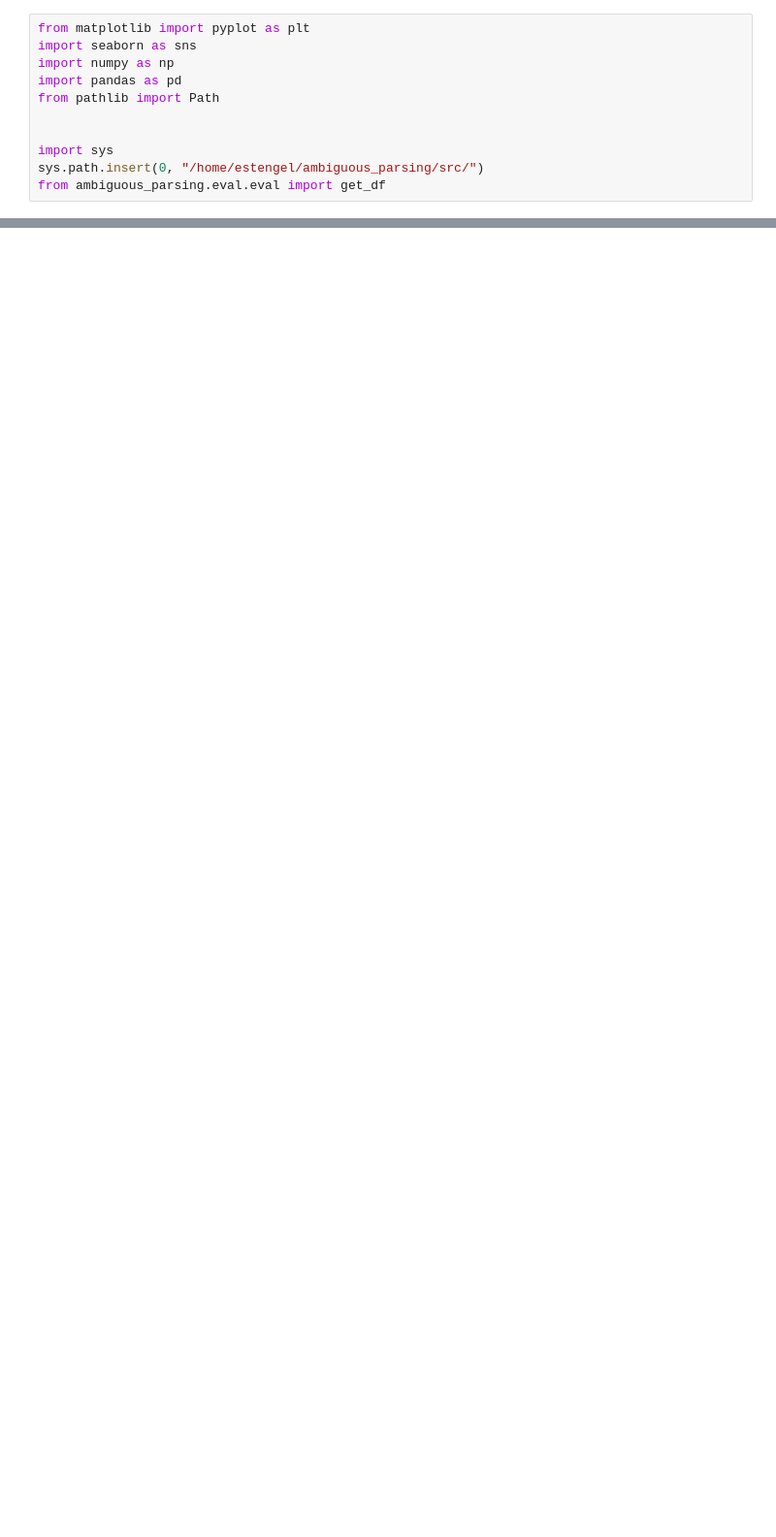
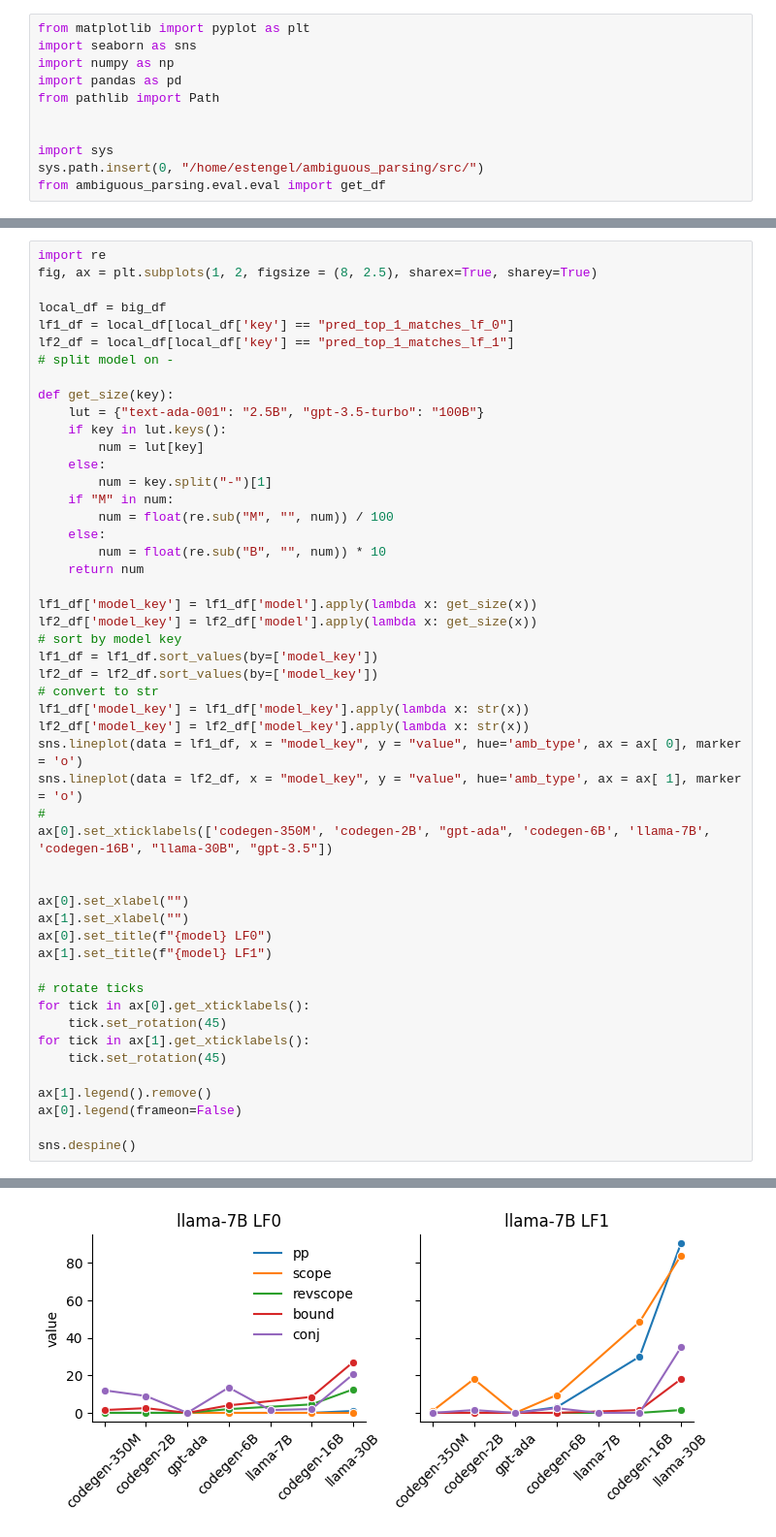
Before and after one commit to esteng/ambiguous_parsing, a Jupyter notebook: src/ambiguous_parsing/analysis/zero_shot.ipynb, the cells around one changed output, grey strips where cells are left out. Shown: that part at 97% size. Drawn from its saved outputs; the diff is of its cells as text; blank space fills up the shorter version.

```diff
--- a/src/ambiguous_parsing/analysis/zero_shot.ipynb
+++ b/src/ambiguous_parsing/analysis/zero_shot.ipynb
@@ -103,0 +112,51 @@ sns.despine()
+# %%
+import re
+fig, ax = plt.subplots(1, 2, figsize = (8, 2.5), sharex=True, sharey=True)
+
+local_df = big_df
+lf1_df = local_df[local_df['key'] == "pred_top_1_matches_lf_0"]
+lf2_df = local_df[local_df['key'] == "pred_top_1_matches_lf_1"]
+# split model on -
+
+def get_size(key):
+    lut = {"text-ada-001": "2.5B", "gpt-3.5-turbo": "100B"}
+    if key in lut.keys():
+        num = lut[key]
+    else:
+        num = key.split("-")[1]
+    if "M" in num:
+        num = float(re.sub("M", "", num)) / 100
+    else:
+        num = float(re.sub("B", "", num)) * 10
+    return num
+
+lf1_df['model_key'] = lf1_df['model'].apply(lambda x: get_size(x))
+lf2_df['model_key'] = lf2_df['model'].apply(lambda x: get_size(x))
+# sort by model key
+lf1_df = lf1_df.sort_values(by=['model_key'])
+lf2_df = lf2_df.sort_values(by=['model_key'])
+# convert to str
+lf1_df['model_key'] = lf1_df['model_key'].apply(lambda x: str(x))
+lf2_df['model_key'] = lf2_df['model_key'].apply(lambda x: str(x))
+sns.lineplot(data = lf1_df, x = "model_key", y = "value", hue='amb_type', ax = ax[ 0], marker = 'o')
+sns.lineplot(data = lf2_df, x = "model_key", y = "value", hue='amb_type', ax = ax[ 1], marker = 'o')
+#
+ax[0].set_xticklabels(['codegen-350M', 'codegen-2B', "gpt-ada", 'codegen-6B', 'llama-7B', 'codegen-16B', "llama-30B", "gpt-3.5"])
+
+
+ax[0].set_xlabel("")
+ax[1].set_xlabel("")
+ax[0].set_title(f"{model} LF0")
+ax[1].set_title(f"{model} LF1")
+
+# rotate ticks
+for tick in ax[0].get_xticklabels():
+    tick.set_rotation(45)
+for tick in ax[1].get_xticklabels():
+    tick.set_rotation(45)
+
+ax[1].legend().remove()
+ax[0].legend(frameon=False)
+
+sns.despine()
+# %% [output]
@@ -103,0 +173 @@ sns.despine()
+[figure, added]
```
Also changed, not shown: parts of 8 cells of this notebook, 6 other files.
